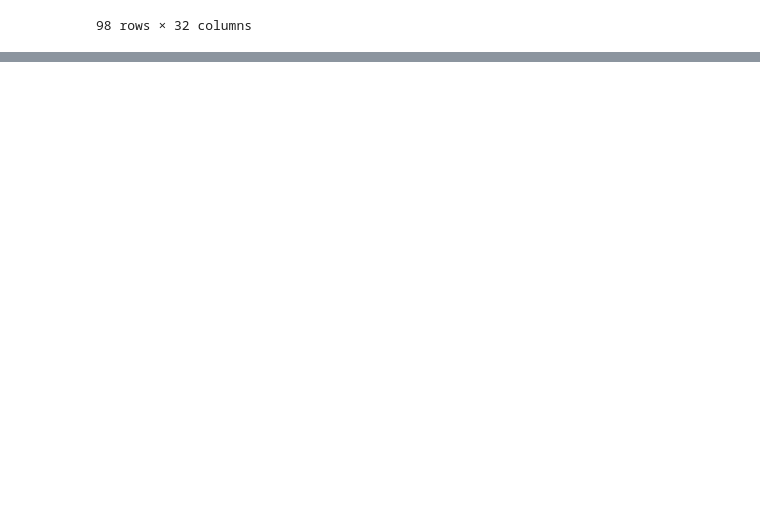
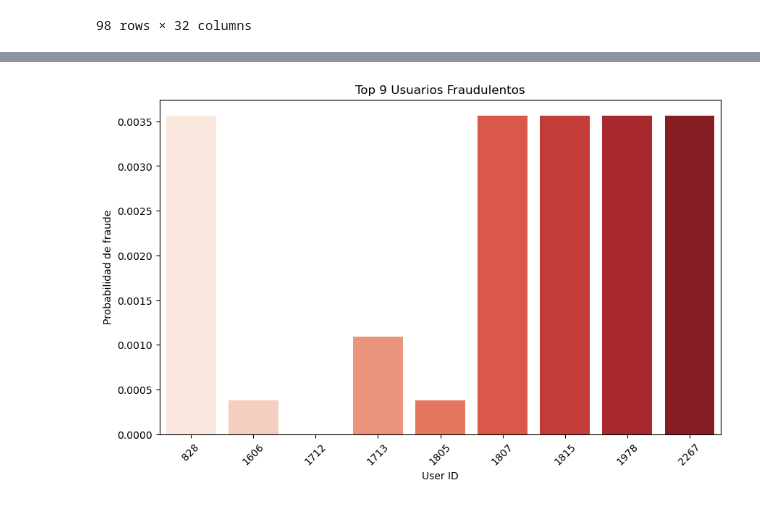
Before and after one commit to elvisortegaec/businessPayments, a Jupyter notebook: transacciones_fraudulentas.ipynb, the cells around one changed output, grey strips where cells are left out. Saved outputs shown, nothing was run; the diff lists cells and outputs as text; code cells hidden in the pictures; blank space fills up the shorter version.

```diff
--- a/transacciones_fraudulentas.ipynb
+++ b/transacciones_fraudulentas.ipynb
@@ -233,0 +256,9 @@ fraudulent_users_data
+# %%
+from sklearn.model_selection import train_test_split
+
+# Separar X (características) e y (etiquetas)
+X = df_model.drop('fraudulent_flag', axis=1)
+y = df_model['fraudulent_flag']
+
+# Dividir en conjuntos de entrenamiento y prueba
+X_train, X_test, y_train, y_test = train_test_split(X, y, test_size=0.2, random_state=42)
@@ -233,0 +523,14 @@ fraudulent_users_data
+# %%
+# Obtener los primeros 9 usuarios fraudulentos
+top_fraudulent_users = fraudulent_users.head(9)
+
+# Graficar los usuarios fraudulentos
+plt.figure(figsize=(10, 6))
+sns.barplot(x=top_fraudulent_users.index, y=y_pred_proba[top_fraudulent_users.index], palette="Reds")
+plt.title('Top 9 Usuarios Fraudulentos')
+plt.xlabel('User ID')
+plt.ylabel('Probabilidad de fraude')
+plt.xticks(rotation=45)
+plt.show()
+# %% [output]
+[figure, added]
```
Also changed, not shown: parts of 16 cells of this notebook.
